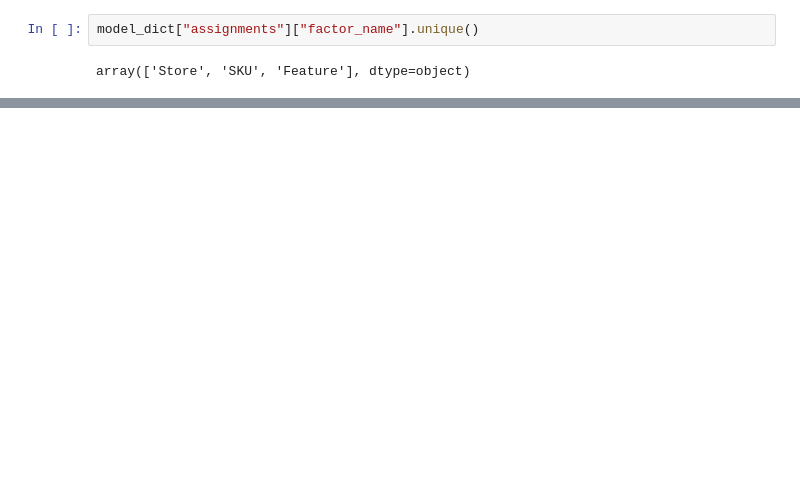
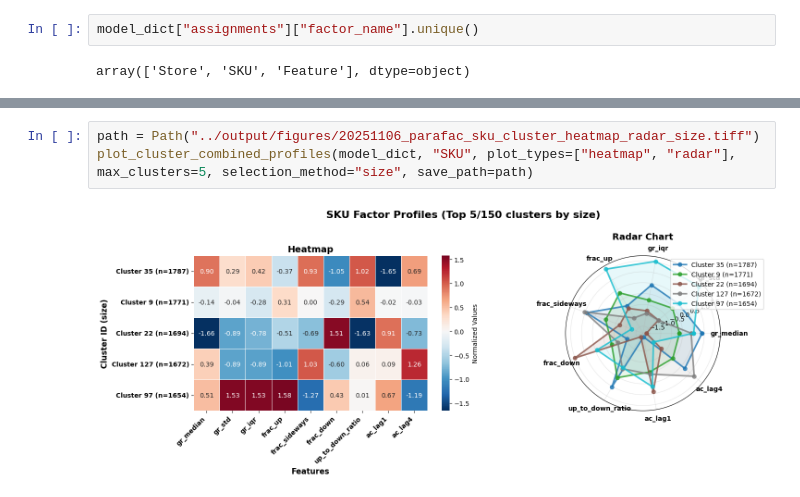
Before and after one commit to ygrepo/kaggle_favorita_grocery_sales_forecasting, a Jupyter notebook: notebook/clustering.ipynb, the cells around one changed output, grey strips where cells are left out. Cells and saved outputs as stored; diff of their text form; blank space fills up the shorter version.

```diff
--- a/notebook/clustering.ipynb
+++ b/notebook/clustering.ipynb
@@ -727,0 +734,5 @@ plot_feature_factor_interpretation(model_dict)
+# %%
+path = Path("../output/figures/20251106_parafac_sku_cluster_heatmap_radar_size.tiff")
+plot_cluster_combined_profiles(model_dict, "SKU", plot_types=["heatmap", "radar"], max_clusters=5, selection_method="size", save_path=path)
+# %% [output]
+[figure, added]
```
Also changed, not shown: parts of 5 cells of this notebook, 3 other files.
